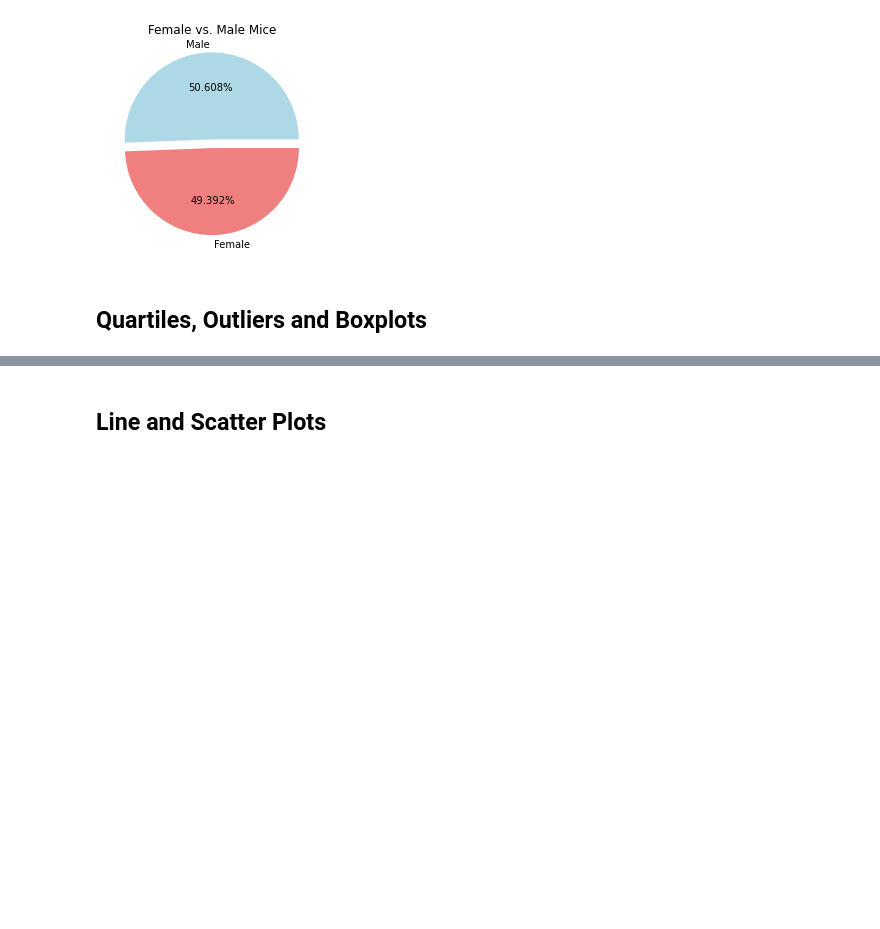
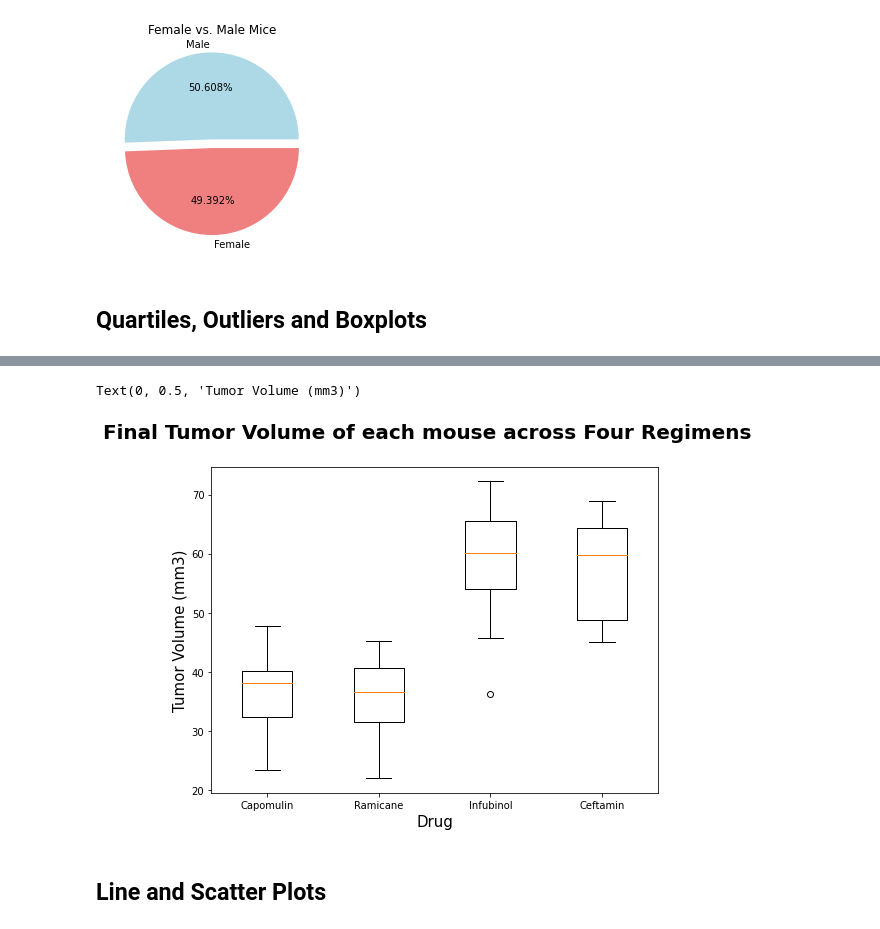
Before and after one commit to clairewkh/Matplotlib-Challenge, a Jupyter notebook: pymaceuticals_starter.ipynb, the cells around one changed output, grey strips where cells are left out. Cells and saved outputs as stored; diff of their text form; code cells hidden in the pictures; blank space fills up the shorter version.

```diff
--- a/pymaceuticals_starter.ipynb
+++ b/pymaceuticals_starter.ipynb
@@ -172,0 +288,26 @@ plt.show()
+# %%
+cef_summary = cef_merge['Tumor Volume (mm3)']
+cef_summary
+q_cef = cef_summary.quantile([0.25,0.5,0.75])
+lowerq_cef = q_cef[0.25]
+upperq_cef = q_cef[0.75]
+iqr_cef = upperq_cef - lowerq_cef
+lower_bound_cef = lowerq_cef - (1.5*iqr_cef)
+upper_bound_cef = upperq_cef + (1.5*iqr_cef)
+
+
+print('Ceftamin Summary')
+print('')
+print(f'Lower Quartile(Q1): {lowerq_cef}')
+print(f'Upper Quartile(Q3): {upperq_cef}')
+print(f'IQR (Q3-Q1): {iqr_cef}')
+print(f'Lower Bound: {lower_bound_cef}')
+print(f'Upper BOund: {upper_bound_cef}')
+out_cef = cef_merge.loc[(cef_merge['Tumor Volume (mm3)'] < lower_bound_cef) |
+                        (cef_merge['Tumor Volume (mm3)'] > upper_bound_cef)]
+
+if ((lower_bound_cef > cef_summary.min()) | (upper_bound_cef < cef_summary.max())):
+    print(f'Outliers: Outliers falls below {lower_bound_cef} & above {upper_bound_cef}. These are the outliers')
+    print (out_cef)
+else:
+    print(f'Outliers: Outliers falls below {lower_bound_cef} & above {upper_bound_cef}. There are no outliers.')
@@ -173,3 +323,13 @@ plt.show()
+# %%
+# Generate a box plot of the final tumor volume of each mouse across four regimens of interest
+fig,ax = plt.subplots(figsize=(8,6))
+fig.suptitle('Final Tumor Volume of each mouse across Four Regimens',fontsize=20, fontweight="bold")
+ax.boxplot([cap_summary,ram_summary,inf_summary,cef_summary], labels = ['Capomulin', 'Ramicane', 'Infubinol', 'Ceftamin'])
+ax.set_xlabel('Drug',fontsize =15)
+ax.set_ylabel('Tumor Volume (mm3)',fontsize = 15)
+# %% [output]
+Text(0, 0.5, 'Tumor Volume (mm3)')
+[figure, added]
 # %% [markdown]
 ## Line and Scatter Plots
 # %%
```
Also changed, not shown: parts of 14 cells of this notebook.
